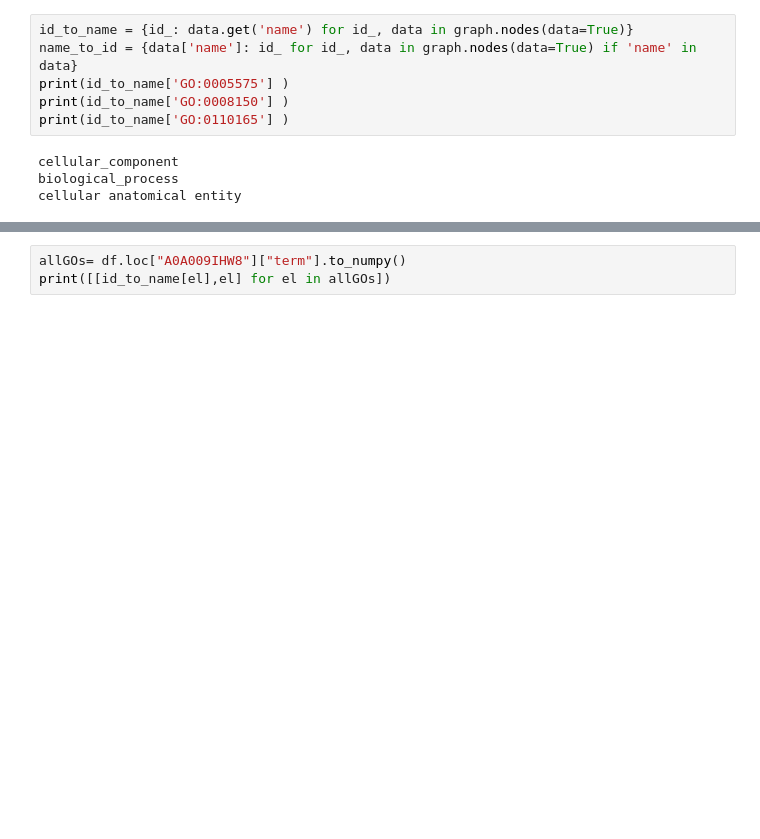
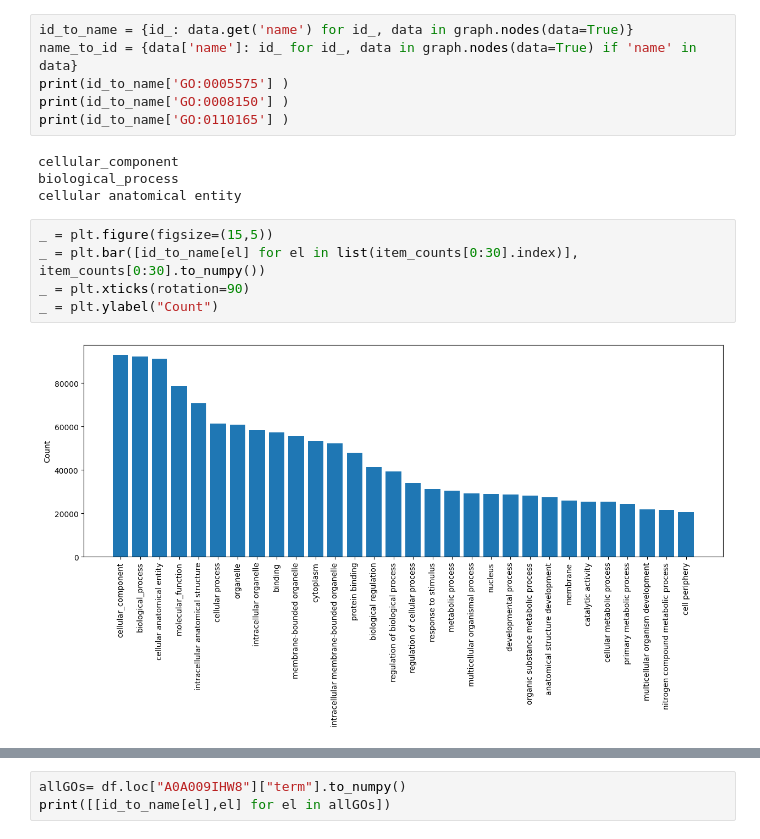
Before and after one commit to m5k5/KaggleCAFAChallenge, a Jupyter notebook: Data Exploration.ipynb, the cells around one changed output, grey strips where cells are left out. Saved outputs shown, nothing was run; the diff lists cells and outputs as text; blank space fills up the shorter version.

```diff
--- a/Data Exploration.ipynb
+++ b/Data Exploration.ipynb
@@ -193,6 +176,13 @@ print(id_to_name['GO:0110165'] )
 cellular_component
 biological_process
 cellular anatomical entity
+# %%
+_ = plt.figure(figsize=(15,5))
+_ = plt.bar([id_to_name[el] for el in list(item_counts[0:30].index)], item_counts[0:30].to_numpy())
+_ = plt.xticks(rotation=90)
+_ = plt.ylabel("Count")
+# %% [output]
+[figure, added]
 # %%
 print(id_to_name['GO:0042324'] )
 print(networkx.ancestors(graph, 'GO:0042324'))
```
Also changed, not shown: parts of 9 cells of this notebook, 17 other files.
